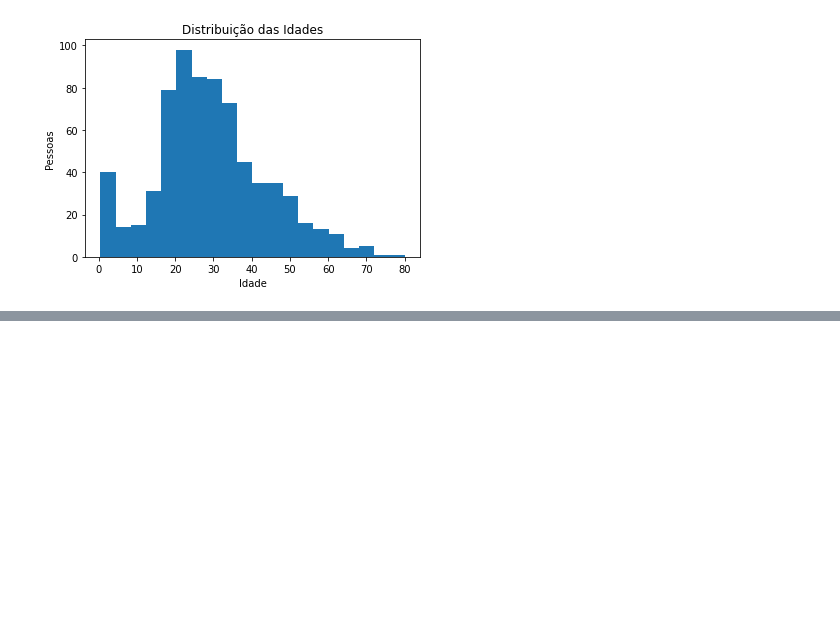
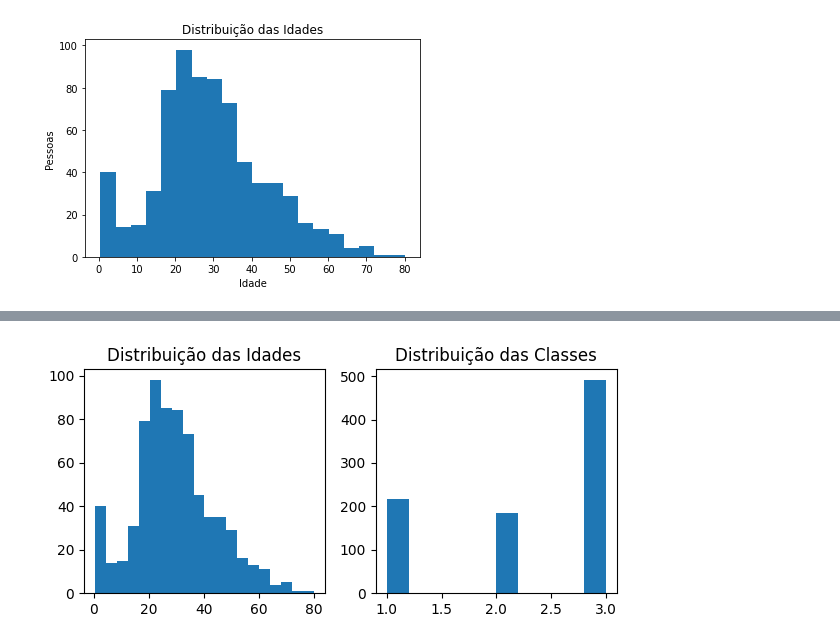
Before and after one commit to LucasRocha2308/Curso-Data-Science-e-Machine-Learning-com-Estatistica-e-Python, a Jupyter notebook: Visualizacao_de_dados.ipynb, the cells around one changed output, grey strips where cells are left out. Saved outputs shown, nothing was run; the diff lists cells and outputs as text; code cells hidden in the pictures; blank space fills up the shorter version.

```diff
--- a/Visualizacao_de_dados.ipynb
+++ b/Visualizacao_de_dados.ipynb
@@ -68,0 +111,14 @@ plt.show() #mostra o grafico apenas, sem o array
+# %%
+plt.figure(figsize=(6,3),dpi=100)
+plt.subplot(1,2,1) #1 linha, 2 colunas, plot 1
+plt.hist(data['Idade'].dropna(), bins=20)
+plt.title('Distribuição das Idades')
+
+plt.subplot(1,2,2) #1 linha, 2 colunas, plot 2
+plt.hist(data['Classe'].dropna())
+plt.title('Distribuição das Classes')
+
+plt.tight_layout() #não deixa junto as informações do grafico
+plt.show()
+# %% [output]
+[figure, added]
```
Also changed, not shown: parts of 19 cells of this notebook.
